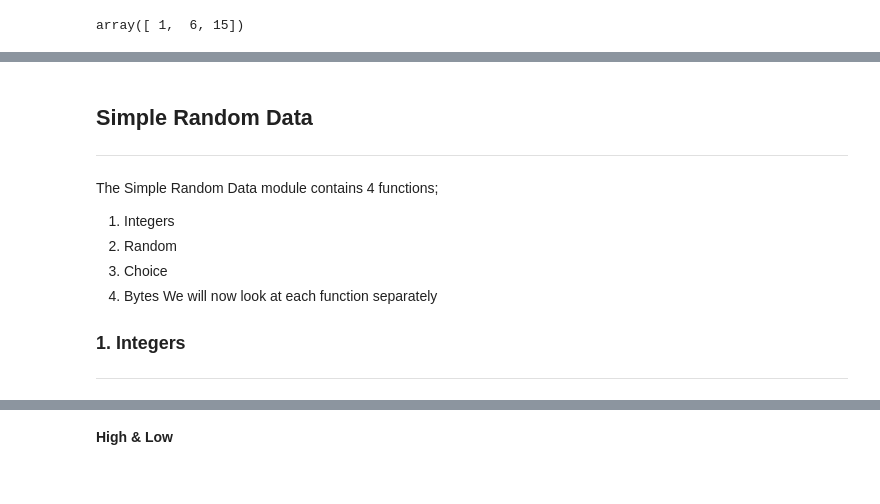
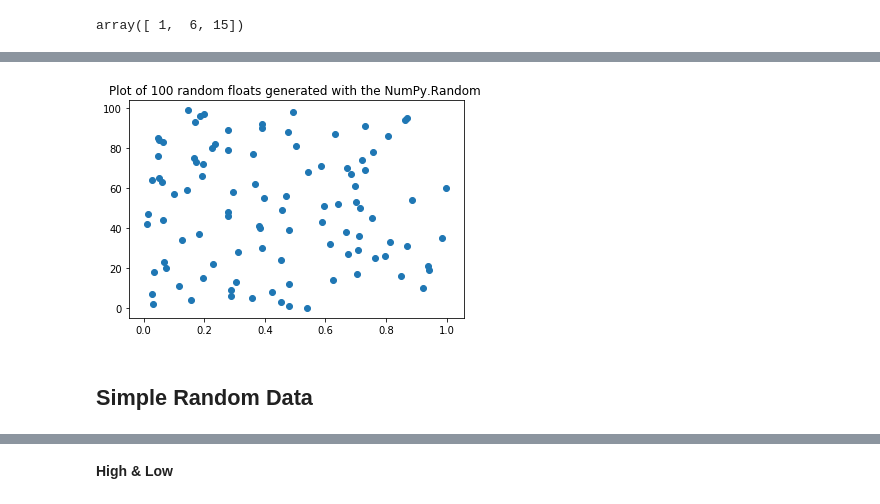
Before and after one commit to shaner1/ProgDA_Task_20, a Jupyter notebook: Numpy .ipynb, the cells around one changed output, grey strips where cells are left out. Saved outputs shown, nothing was run; the diff lists cells and outputs as text; code cells hidden in the pictures.

```diff
--- a/Numpy .ipynb
+++ b/Numpy .ipynb
@@ -121,13 +69,22 @@ In order to generate random numbers Numpy uses a combination of BitGeneratos and
+# %%
+
+import numpy as np
+import matplotlib.pyplot as plt
+%matplotlib inline
+
+rng = np.random.default_rng()
+#call the random number generator
+x = rng.random(100)
+# use the random function to create an array of 100 float values between 0 -1
+y = np.arange(100)
+
+
+
+plt.scatter(x,y)
+plt.title("Plot of 100 random floats generated with the NumPy.Random ")
+
+plt.show()
+# %% [output]
+[figure, added]
 # %% [markdown]
 ## Simple Random Data
-***
-# %% [markdown]
-The Simple Random Data module contains 4 functions;
-1. Integers
-2. Random
-3. Choice
-4. Bytes
-We will now look at each function separately
-
-### 1. Integers
-***
```
Also changed, not shown: parts of 82 cells of this notebook, 1 other file.
